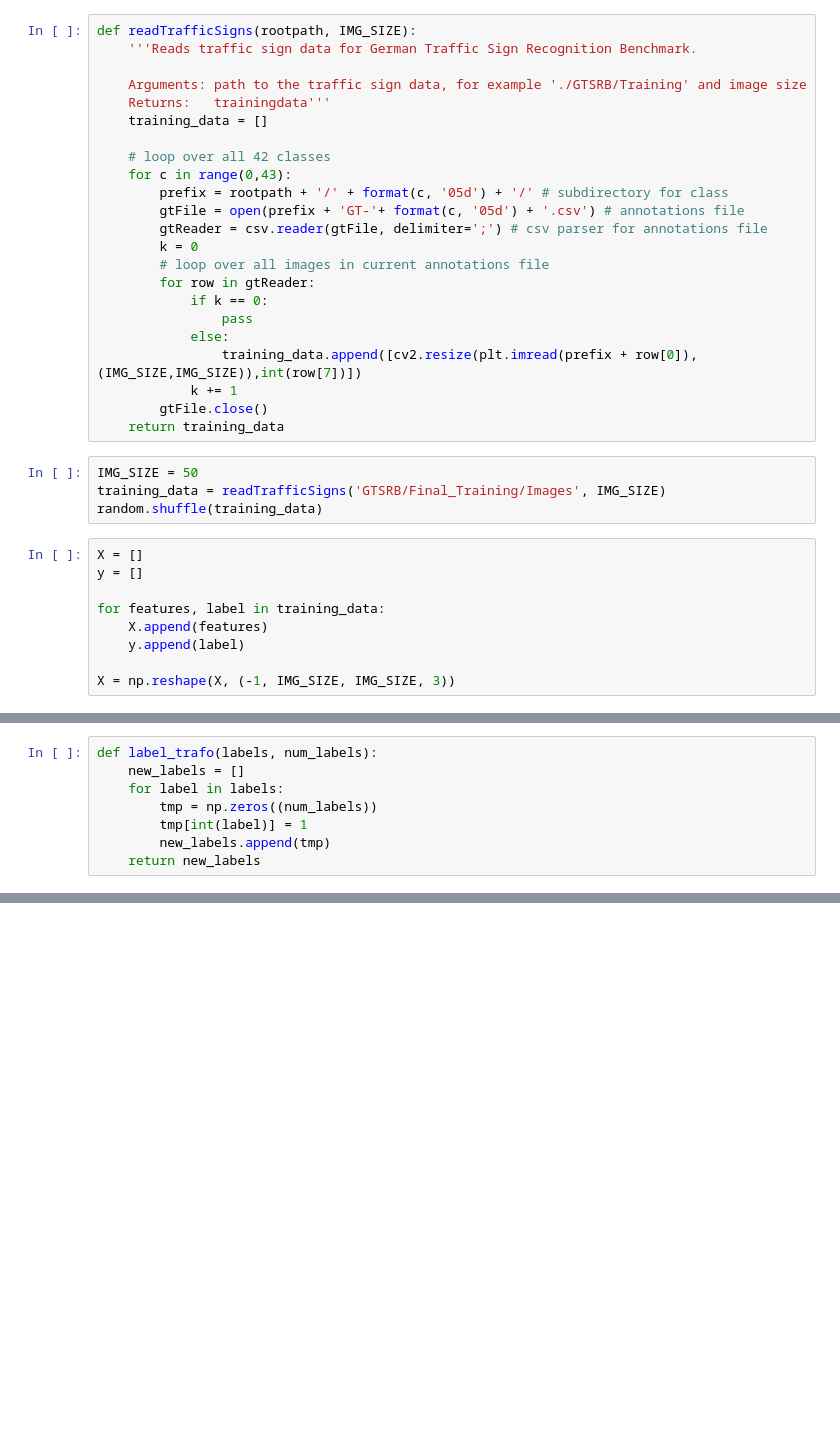
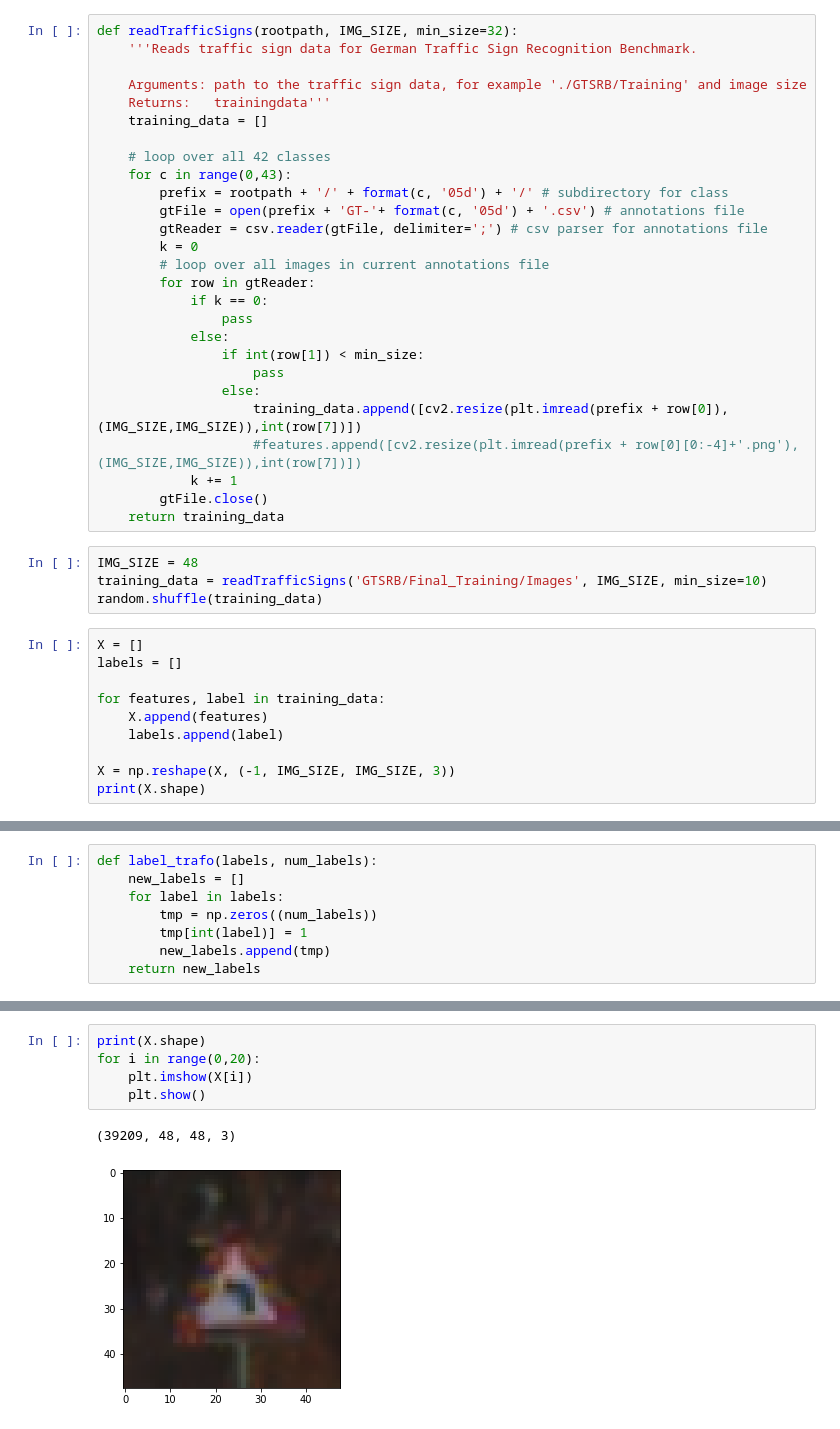
Before and after one commit to ml-group4/ML-Project, a Jupyter notebook: Load_Data.ipynb, the cells around one changed output, grey strips where cells are left out. Cells and saved outputs as stored; diff of their text form; blank space fills up the shorter version.

```diff
--- a/Load_Data.ipynb
+++ b/Load_Data.ipynb
@@ -6,7 +6,7 @@ import os
 import cv2
 import random
 # %%
-def readTrafficSigns(rootpath, IMG_SIZE):
+def readTrafficSigns(rootpath, IMG_SIZE, min_size=32):
     '''Reads traffic sign data for German Traffic Sign Recognition Benchmark.
 
     Arguments: path to the traffic sign data, for example './GTSRB/Training' and image size
@@ -24,20 +24,25 @@ def readTrafficSigns(rootpath, IMG_SIZE):
             if k == 0:
                 pass
             else:
-                training_data.append([cv2.resize(plt.imread(prefix + row[0]), (IMG_SIZE,IMG_SIZE)),int(row[7])])
+                if int(row[1]) < min_size:
+                    pass
+                else:
+                    training_data.append([cv2.resize(plt.imread(prefix + row[0]), (IMG_SIZE,IMG_SIZE)),int(row[7])])
+                    #features.append([cv2.resize(plt.imread(prefix + row[0][0:-4]+'.png'), (IMG_SIZE,IMG_SIZE)),int(row[7])])
             k += 1
         gtFile.close()
     return training_data
 # %%
-IMG_SIZE = 50
-training_data = readTrafficSigns('GTSRB/Final_Training/Images', IMG_SIZE)
+IMG_SIZE = 48
+training_data = readTrafficSigns('GTSRB/Final_Training/Images', IMG_SIZE, min_size=10)
 random.shuffle(training_data)
 # %%
 X = []
-y = []
+labels = []
 
 for features, label in training_data:
     X.append(features)
-    y.append(label)
+    labels.append(label)
 
 X = np.reshape(X, (-1, IMG_SIZE, IMG_SIZE, 3))
+print(X.shape)
@@ -81,0 +64,8 @@ print(y[0:100])
+# %%
+print(X.shape)
+for i in range(0,20):
+    plt.imshow(X[i])
+    plt.show()
+# %% [output]
+(39209, 48, 48, 3)
+[figure, added]
```
Also changed, not shown: parts of 7 cells of this notebook, 1 other file.
